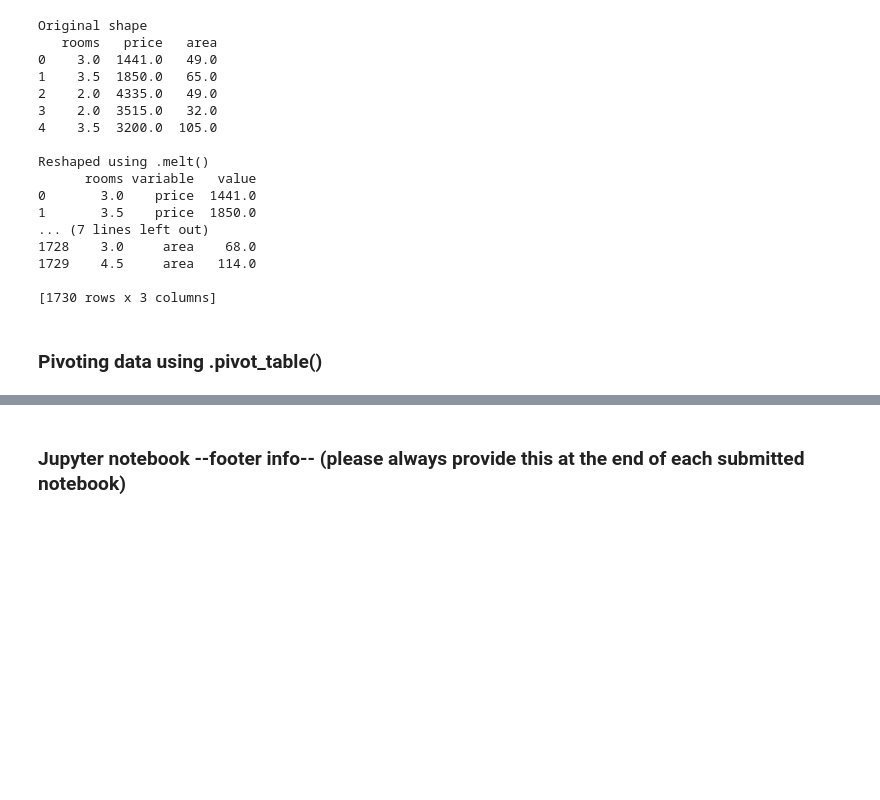
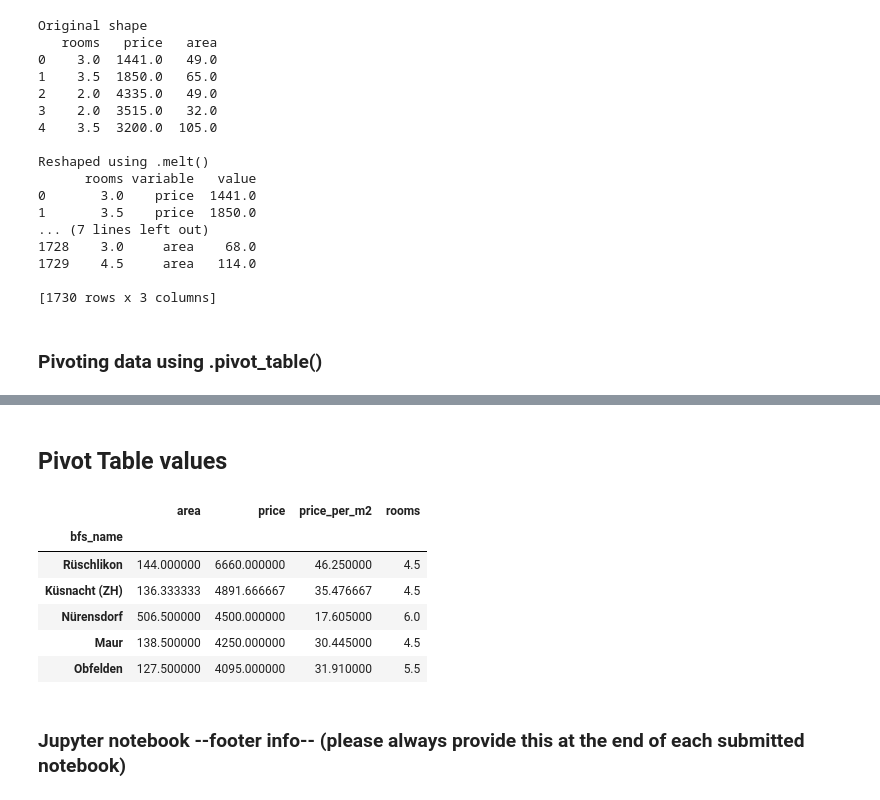
Before and after one commit to schlenat/data_analytics, a Jupyter notebook: Week_03/combining_and_organizing_data.ipynb, the cells around one changed output, grey strips where cells are left out. Cells and saved outputs as stored; diff of their text form; code cells hidden in the pictures; blank space fills up the shorter version.

```diff
--- a/Week_03/combining_and_organizing_data.ipynb
+++ b/Week_03/combining_and_organizing_data.ipynb
@@ -302,3 +337,25 @@ pd.pivot_table(df3[['rooms', 'price', 'area']],
+# %% [markdown]
+## Pivot Table values
+# %%
+# Create a pivot table with mean values per municipality
+pivot_table_municipality = pd.pivot_table(df3,
+                                          index='bfs_name',
+                                          values=['rooms', 'area', 'price', 'price_per_m2'],
+                                          aggfunc=np.mean)
+
+# Sort the pivot table by price and area with the most expensive municipalities on top
+pivot_table_municipality = pivot_table_municipality.sort_values(by=['price', 'area'], ascending=False)
+
+# Display the pivot table
+pivot_table_municipality.head()
+# %% [output]
+|  | area | price | price_per_m2 | rooms |
+| bfs_name |  |  |  |  |
+| Rüschlikon | 144.000000 | 6660.000000 | 46.250000 | 4.5 |
+| Küsnacht (ZH) | 136.333333 | 4891.666667 | 35.476667 | 4.5 |
+| Nürensdorf | 506.500000 | 4500.000000 | 17.605000 | 6.0 |
+| Maur | 138.500000 | 4250.000000 | 30.445000 | 4.5 |
+| Obfelden | 127.500000 | 4095.000000 | 31.910000 | 5.5 |
 # %% [markdown]
 ### Jupyter notebook --footer info-- (please always provide this at the end of each submitted notebook)
 # %%
```
Also changed, not shown: parts of 5 cells of this notebook, 3 other files.
